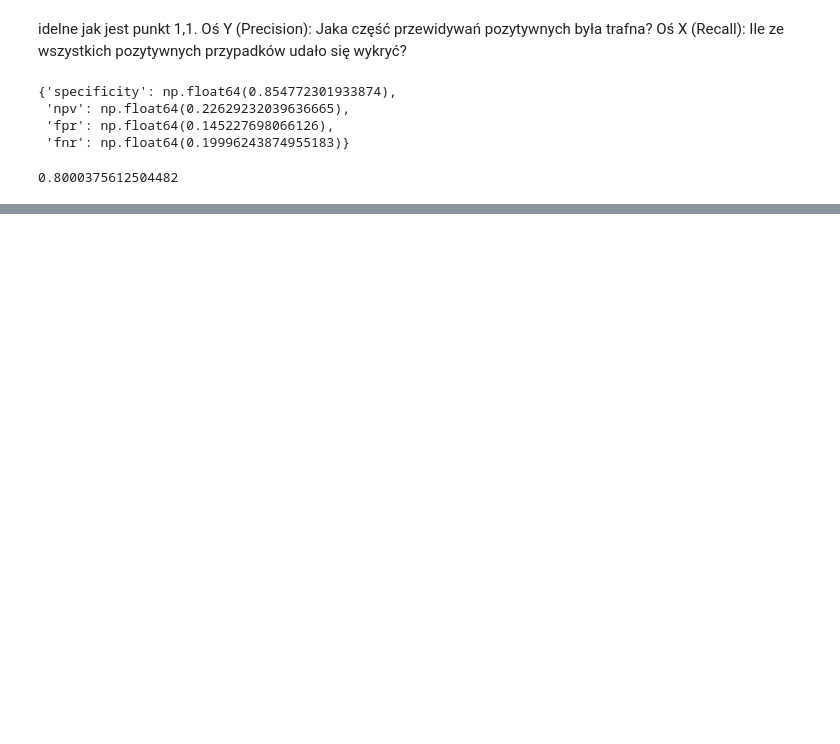
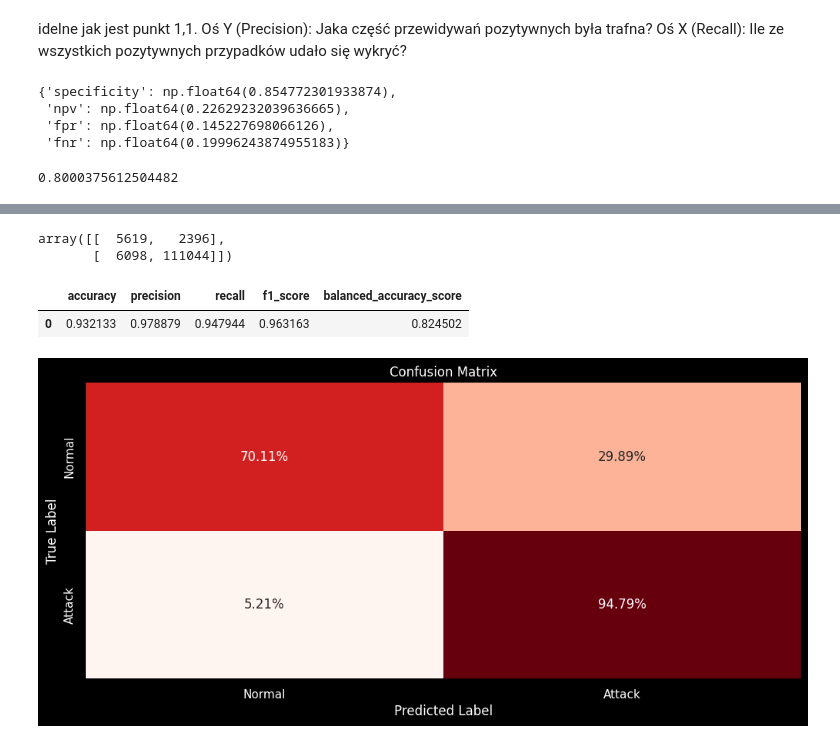
Before and after one commit to mikolajek22/IoT-Intrusion-Detection, a Jupyter notebook: project.ipynb, the cells around one changed output, grey strips where cells are left out. Cells and saved outputs as stored; diff of their text form; code cells hidden in the pictures; blank space fills up the shorter version.

```diff
--- a/project.ipynb
+++ b/project.ipynb
@@ -671,12 +671,6 @@ Data columns (total 11 columns):
  10  Flow_Duration_log  625783 non-null  float64
 dtypes: float64(11)
 memory usage: 52.5 MB
-# %%
-df['Intensity_Duration_Ratio'] = df_corr['Flow_Pkts/s_log'] / (df_corr['Flow_Duration_log'] + 1e-8) #in case of zero duration
-df['Fwd_Bwd_Asymetry'] = (df_corr['Tot_Fwd_Pkts_log'] - df_corr['Tot_Bwd_Pkts_log'])
-
-# Dropuje Idle Mean and Active_Mean as they are highly correlated with another feature and active mean can be described by other features
-df.drop(columns=['Idle_Mean', 'Active_Mean'], inplace=True)
 # %%
 df.info()
 # %% [output]
@@ -925,0 +926,16 @@ X_train, X_test, y_train, y_test = train_test_split(X, y, test_size=0.2, random_
+# %%
+# Brak par z Pearson = 1 / - 1
+# Dlaczego wybrałem takie cechy? Na początku chce spróbować z mocno ograniczonym zbiorem cech bazowych, które mają sens w kontekście analizy ruchu sieciowego IoT. Spróbujemy na początku
+# ze zmiennymi logarytmicznymi dotyczącymi intensywności transmisji (Flow_Pkts/s_log, Flow_Byts/s_log), średnim czasem między pakietami (Flow_IAT_Mean),
+# średnią długością pakietów (Pkt_Len_Mean), odchyleniem standardowym długości pakietów (Pkt_Len_Std),
+# asymetrią między pakietami w kierunku do przodu i do tyłu (Fwd_Bwd_Asymetry) oraz stosunkiem intensywności do czasu trwania transmisji (Intensity_Duration_Ratio).
+
+features_baseline = [
+    'Flow_Pkts/s',
+    'Flow_Byts/s',
+    'Flow_IAT_Mean',
+    'Pkt_Len_Mean',
+    'Pkt_Len_Std',
+    'Fwd_Bwd_Asymetry',
+    'Intensity_Duration_Ratio',
+]
@@ -1031,0 +1303,25 @@ display(conf_metric)
+# %%
+best_t = 0.3
+
+y_pred_best = (res["y_proba"] >= best_t).astype(int)
+conf_matrix_best = confusion_matrix(res['y_test'], y_pred_best)
+
+display(conf_matrix_best)
+metrics = {
+        "accuracy": accuracy_score(res['y_test'], y_pred_best),
+        "precision": precision_score(res['y_test'], y_pred_best),
+        "recall": recall_score(res['y_test'], y_pred_best),
+        "f1_score": f1_score(res['y_test'], y_pred_best),
+        "balanced_accuracy_score": balanced_accuracy_score(res['y_test'], y_pred_best)
+    }
+metric_pd = pd.DataFrame([metrics])
+display(metric_pd)
+# %% [output]
+array([[  5619,   2396],
+       [  6098, 111044]])
+|  | accuracy | precision | recall | f1_score | balanced_accuracy_score |
+| 0 | 0.932133 | 0.978879 | 0.947944 | 0.963163 | 0.824502 |
+# %%
+plot_conf_matrix(conf_matrix_best)
+# %% [output]
+[figure, added]
```
Also changed, not shown: parts of 80 cells of this notebook.
